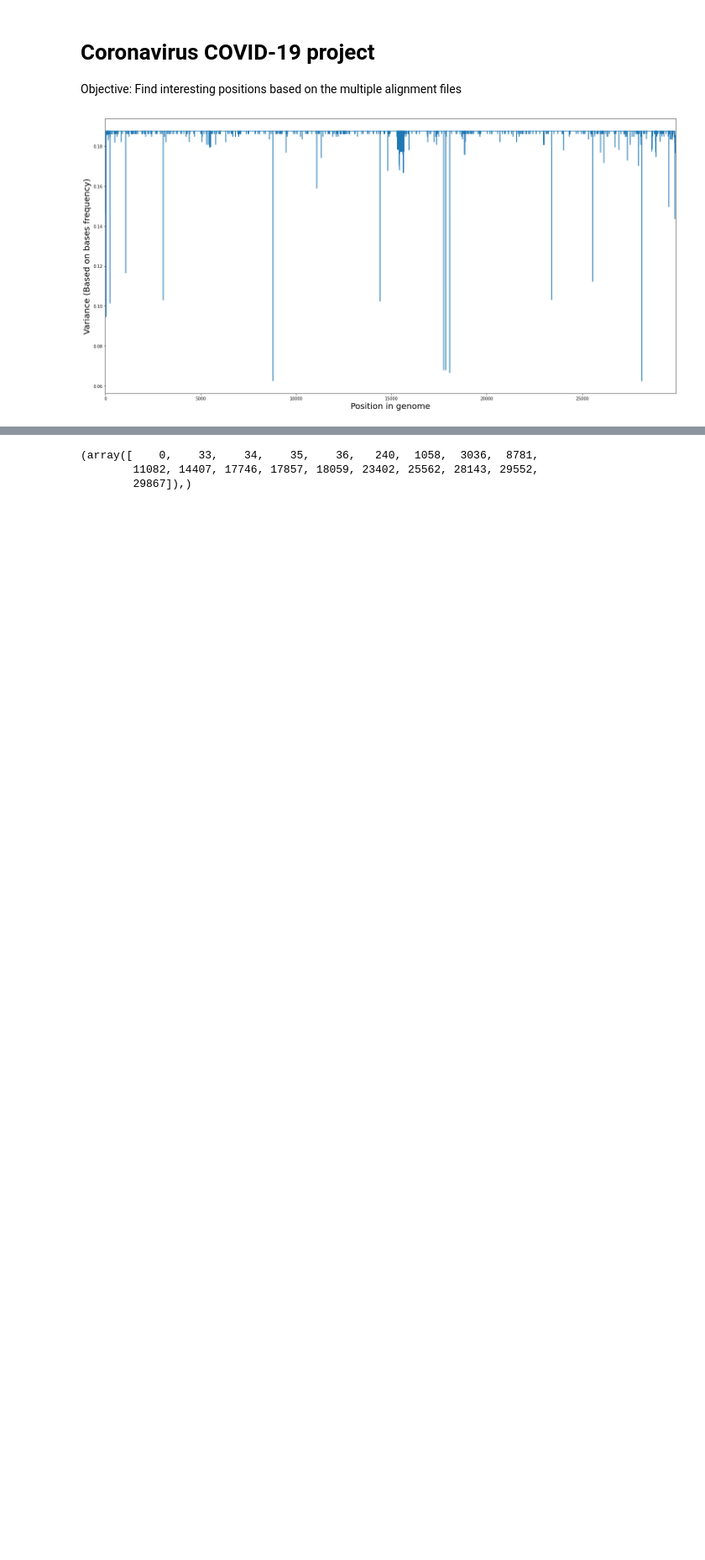
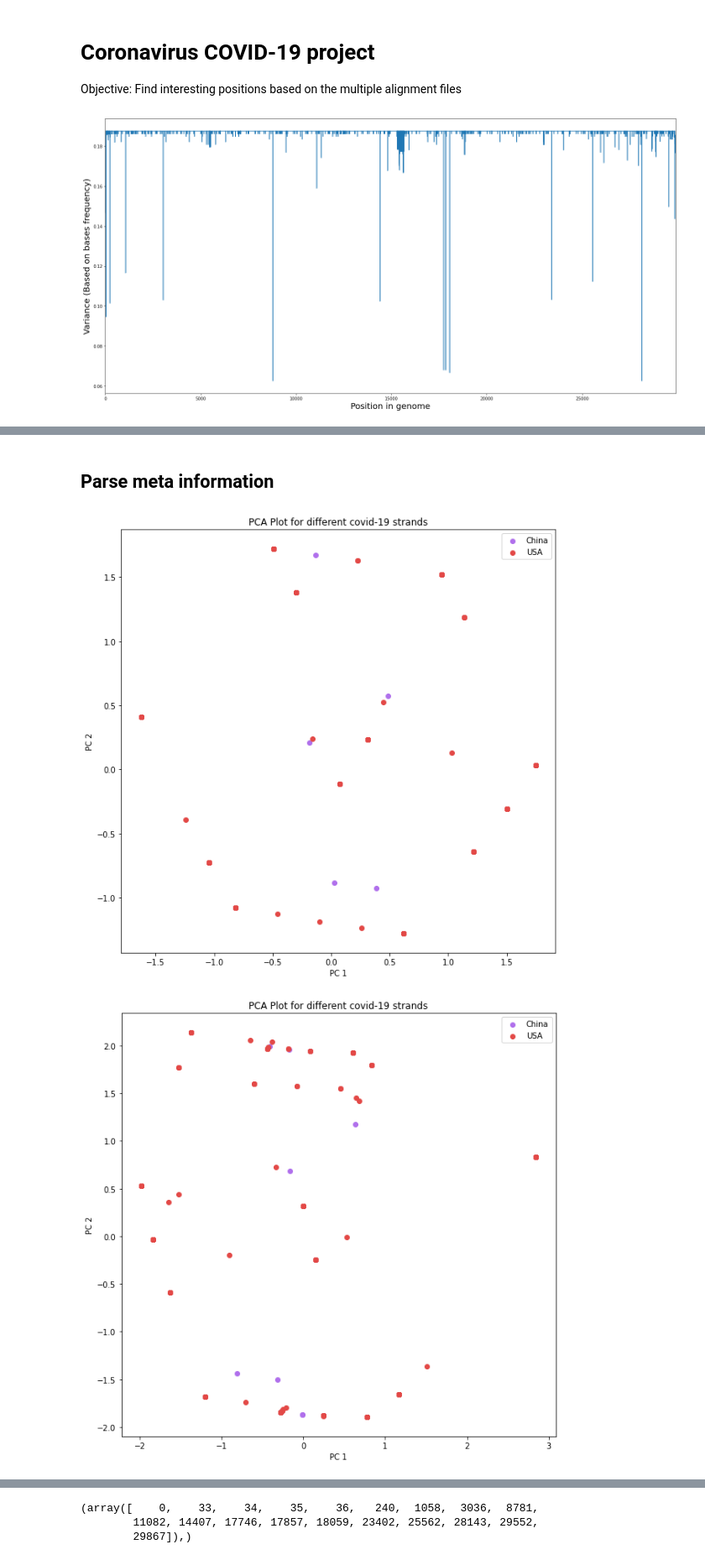
Before and after one commit to DaveIstanto/CPSC567_COVID, a Jupyter notebook: scripts/Coronavirus Project.ipynb, the cells around one changed output, grey strips where cells are left out. Shown: that part at 84% size. Drawn from its saved outputs; the diff is of its cells as text; code cells hidden in the pictures; blank space fills up the shorter version.

```diff
--- a/scripts/Coronavirus Project.ipynb
+++ b/scripts/Coronavirus Project.ipynb
@@ -132,3 +271,62 @@ visualize_var(var_unaligned)
+# %% [markdown]
+## Parse meta information
+# %%
+# Parse meta info
+meta_info = pd.read_csv('../dataset/accession_data.csv')
+meta_info.loc[pd.isna(meta_info.loc[:, 'Geo_Location']), 'Geo_Location'] = 'NA' # CHange NA Value for simplicity
+# %%
+# Helper function, generate random color (copied)
+import random
+
+def rand_web_color_hex():
+    rgb = ""
+    for _ in "RGB":
+        i = random.randrange(0, 2**8)
+        rgb += i.to_bytes(1, "big").hex()
+    return f'#{rgb}'
+# %%
+# Make color dictionary
+col_dict = dict()
+
+for geo_loc in list(set(meta_info.loc[:, 'Geo_Location'].values)):
+    col_dict[geo_loc] = rand_web_color_hex()
+# %%
+# Plot by region
+import matplotlib.pyplot as plt
+def plot_pca_by_region(PCs, col_dict=col_dict, meta_info=meta_info):
+    # Make base plot
+    fig = plt.figure(figsize=(10,10))
+    plt.title('PCA Plot for different covid-19 strands')
+    plt.xlabel('PC 1')
+    plt.ylabel('PC 2')
+
+    # Plot by region
+    geo_list = list(set(meta_info.loc[:, 'Geo_Location'].values))
+    for geo_loc in geo_list:
+        if geo_loc in ['China', 'USA']:
+#         if True:
+            # Get color for region
+            col = col_dict[geo_loc]
+
+            # Get mask for the location
+            geo_mask = meta_info.loc[:, 'Geo_Location'].values == geo_loc
+
+            # Mask PCs
+            PC1 = PCs[:, 0][geo_mask]
+            PC2 = PCs[:, 1][geo_mask]
+
+            # Plot PCs with color
+            plt.scatter(PC1, PC2, c=col, label=geo_loc)
+
+    plt.legend()
+    plt.show()
+
+
+plot_pca_by_region(pca_test_dosage)
+plot_pca_by_region(pca_test_ohe)
+# %% [output]
+[figure, added]
+[figure, added]
 # %%
 # Get interesting positions
 low_var_pos_unaligned = np.where(var_unaligned < 0.16)
```
Also changed, not shown: parts of 13 cells of this notebook, 1 other file.
